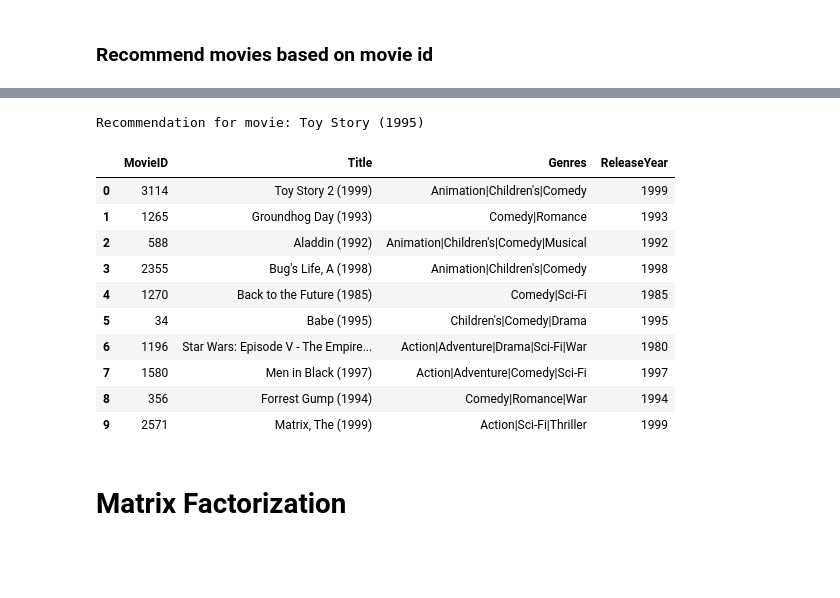
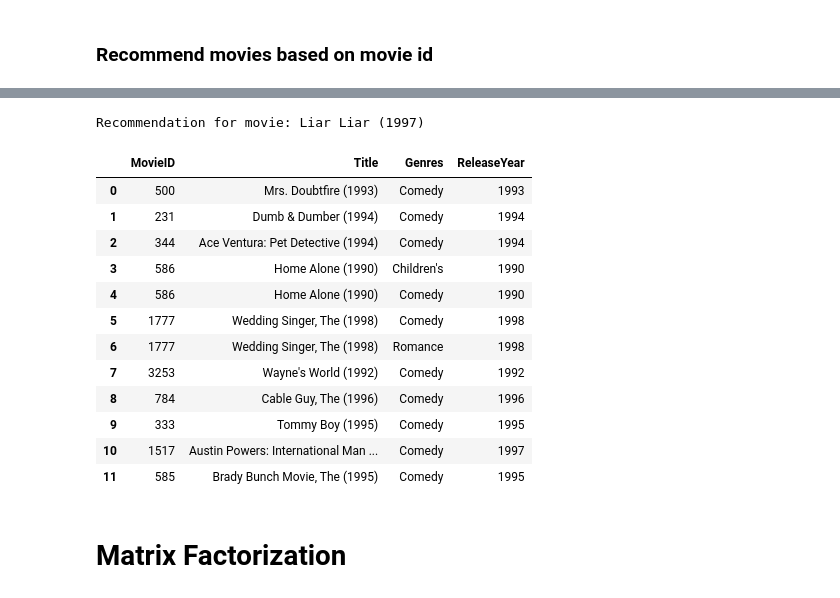
Before and after one commit to gautamnaik1994/MovieRecommendationMLCaseStudy, a Jupyter notebook: notebooks/CaseStudy.ipynb, the cells around one changed output, grey strips where cells are left out. Saved outputs shown, nothing was run; the diff lists cells and outputs as text; code cells hidden in the pictures; blank space fills up the shorter version.

```diff
--- a/notebooks/CaseStudy.ipynb
+++ b/notebooks/CaseStudy.ipynb
@@ -530,5 +611,5 @@ pd.DataFrame(top_n_movies.index).merge(movies, on="MovieID")
 # %%
-def recommend_movies_by_movie_id(movie_id, n=10):
+def recommend_movies_by_movie_id(movie_id, n=5):
     print(f"Recommendation for movie: {movies[movies['MovieID'] == movie_id]['Title'].values[0]}")
     top_n_movies=movie_corr.loc[movie_id].sort_values(ascending=False)
     top_n_movies = top_n_movies[top_n_movies.index != movie_id]
@@ -924,18 +1031,20 @@ movies
 # %%
-recommend_movies_by_movie_id(1, 10)
+recommend_movies_by_movie_id(1485, 10)
 # %% [output]
-Recommendation for movie: Toy Story (1995)
+Recommendation for movie: Liar Liar (1997)
 |  | MovieID | Title | Genres | ReleaseYear |
-| 0 | 3114 | Toy Story 2 (1999) | Animation|Children's|Comedy | 1999 |
-| 1 | 1265 | Groundhog Day (1993) | Comedy|Romance | 1993 |
-| 2 | 588 | Aladdin (1992) | Animation|Children's|Comedy|Musical | 1992 |
-| 3 | 2355 | Bug's Life, A (1998) | Animation|Children's|Comedy | 1998 |
-| 4 | 1270 | Back to the Future (1985) | Comedy|Sci-Fi | 1985 |
-| 5 | 34 | Babe (1995) | Children's|Comedy|Drama | 1995 |
-| 6 | 1196 | Star Wars: Episode V - The Empire... | Action|Adventure|Drama|Sci-Fi|War | 1980 |
-| 7 | 1580 | Men in Black (1997) | Action|Adventure|Comedy|Sci-Fi | 1997 |
-| 8 | 356 | Forrest Gump (1994) | Comedy|Romance|War | 1994 |
-| 9 | 2571 | Matrix, The (1999) | Action|Sci-Fi|Thriller | 1999 |
+| 0 | 500 | Mrs. Doubtfire (1993) | Comedy | 1993 |
+| 1 | 231 | Dumb & Dumber (1994) | Comedy | 1994 |
+| 2 | 344 | Ace Ventura: Pet Detective (1994) | Comedy | 1994 |
+| 3 | 586 | Home Alone (1990) | Children's | 1990 |
+| 4 | 586 | Home Alone (1990) | Comedy | 1990 |
+| 5 | 1777 | Wedding Singer, The (1998) | Comedy | 1998 |
+| 6 | 1777 | Wedding Singer, The (1998) | Romance | 1998 |
+| 7 | 3253 | Wayne's World (1992) | Comedy | 1992 |
+| 8 | 784 | Cable Guy, The (1996) | Comedy | 1996 |
+| 9 | 333 | Tommy Boy (1995) | Comedy | 1995 |
+| 10 | 1517 | Austin Powers: International Man ... | Comedy | 1997 |
+| 11 | 585 | Brady Bunch Movie, The (1995) | Comedy | 1995 |
 # %% [markdown]
 # Matrix Factorization
 # %%
```
Also changed, not shown: parts of 70 cells of this notebook, 2 other files.
